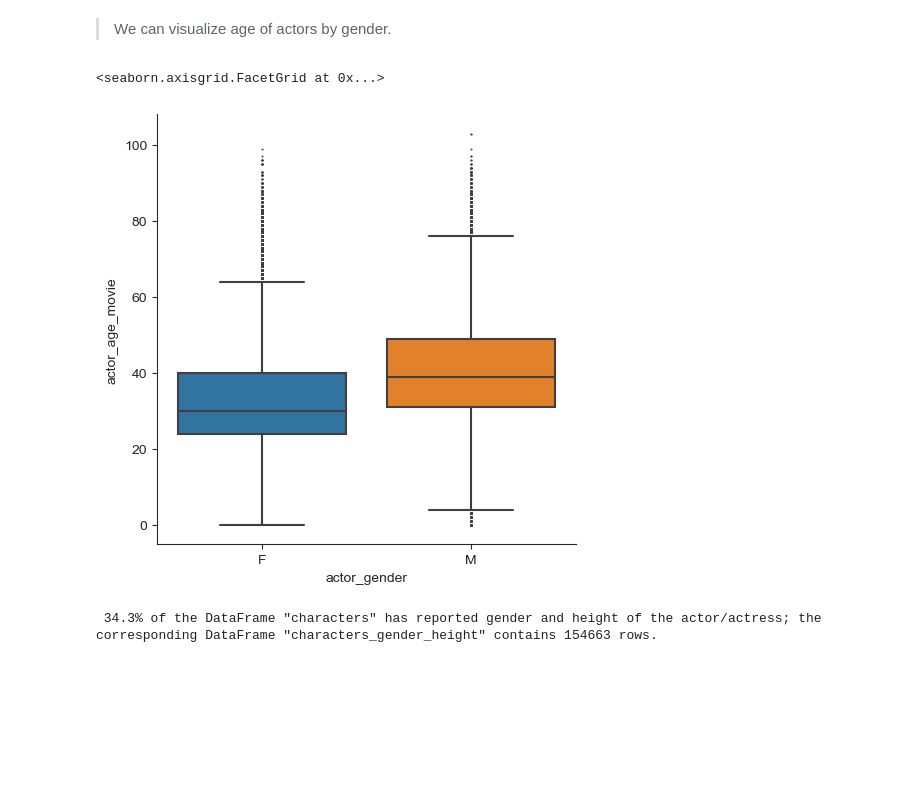
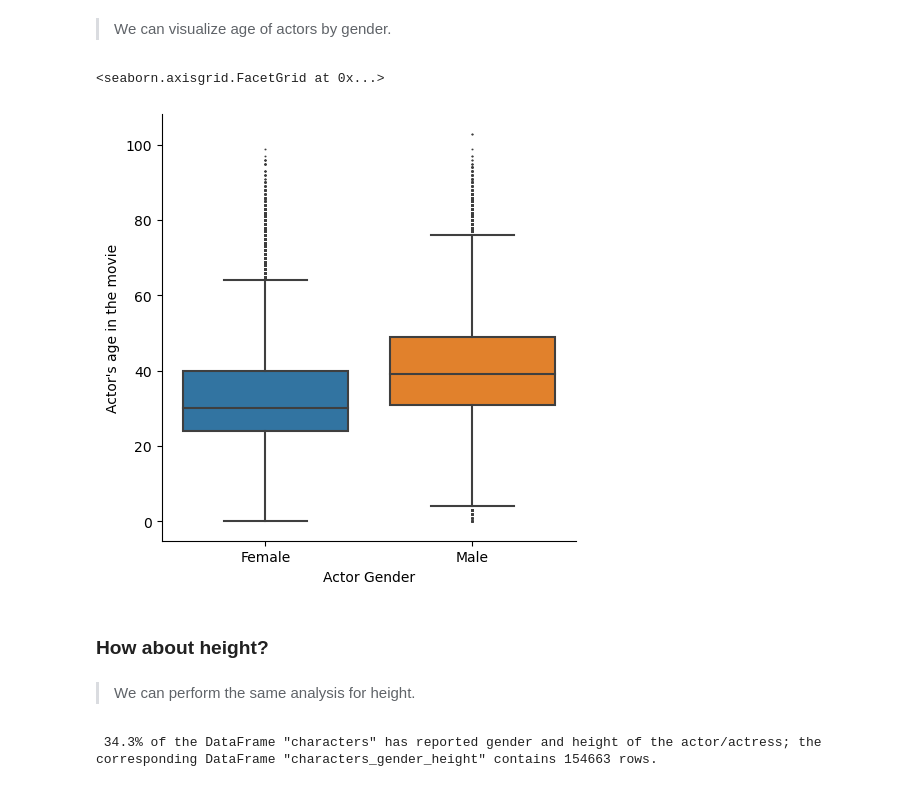
Before and after one commit to epfl-ada/ada-2022-project-armada, a Jupyter notebook: Marjo.ipynb, the cells around one changed output. Cells and saved outputs as stored; diff of their text form; code cells hidden in the pictures; blank space fills up the shorter version.

```diff
--- a/Marjo.ipynb
+++ b/Marjo.ipynb
@@ -122,10 +106,16 @@ Text(0, 0.5, 'Age')
 # %% [markdown]
 > We can visualize age of actors by gender.
 # %%
-sns.catplot(data=characters_gender_age, x="actor_gender", y="actor_age_movie", kind="box", fliersize=0.5)
+g = sns.catplot(data=characters_gender_age, x="actor_gender", y="actor_age_movie", kind="box", fliersize=0.5)
+g.set_axis_labels("Actor Gender", "Actor's age in the movie")
+g.set_xticklabels(["Female", "Male"])
 # %% [output]
 <seaborn.axisgrid.FacetGrid at 0x...>
-[figure, old version]
+[figure, new version]
+# %% [markdown]
+### How about height?
+# %% [markdown]
+> We can perform the same analysis for height.
 # %%
 # Clear out characters_gender where height is not reported (characters_gender_age)
 characters_gender_height = characters_gender[characters_gender["actor_height"].notnull()]
```
Also changed, not shown: parts of 16 cells of this notebook.
